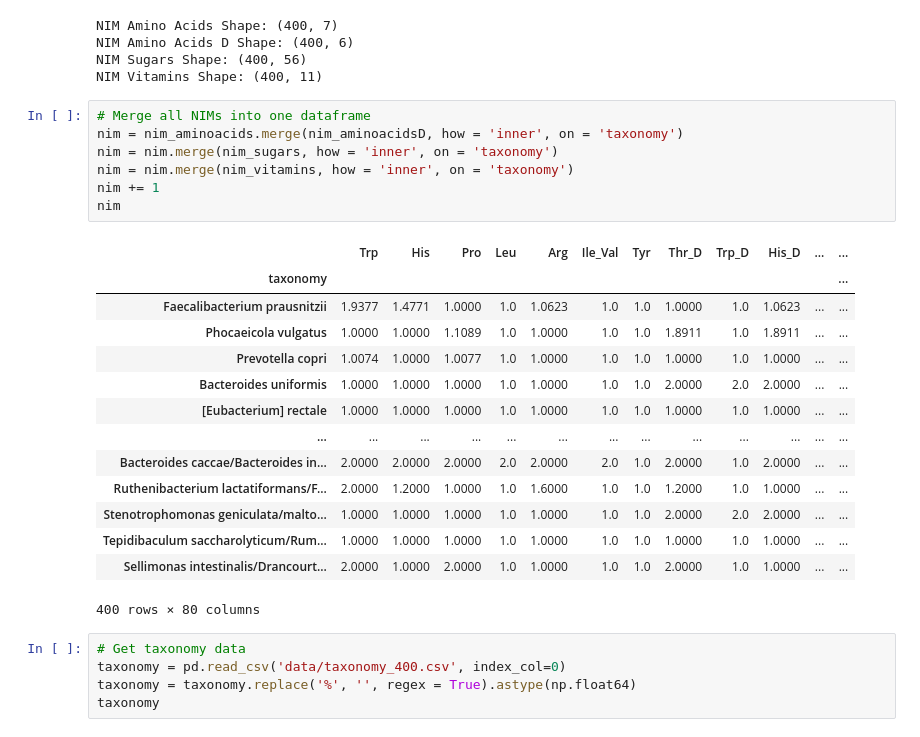
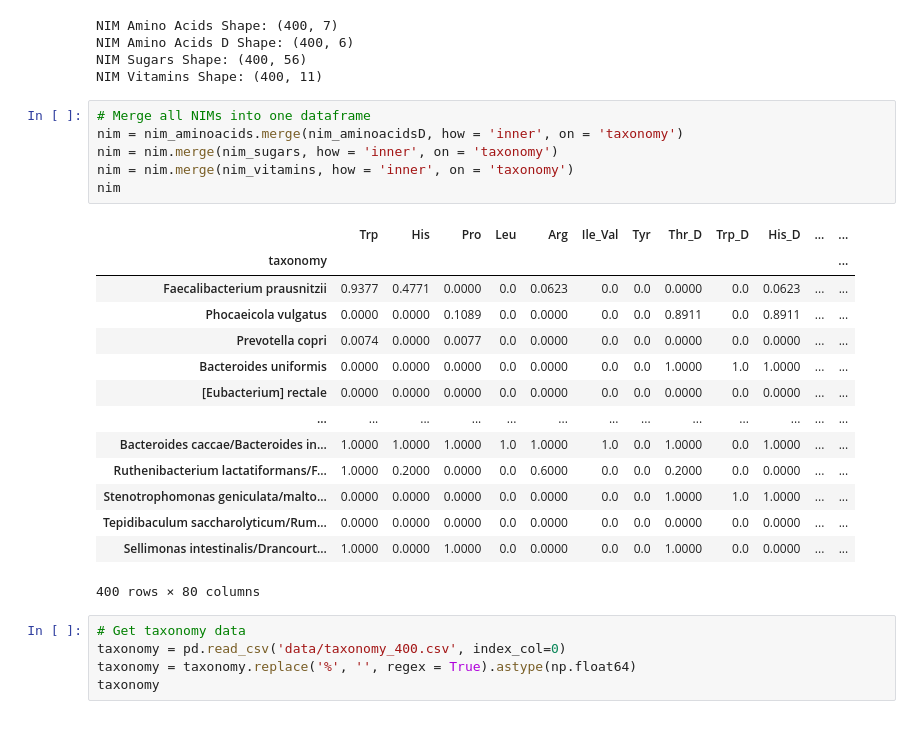
Before and after one commit to jkoeb8762/BENG202-Nutriomics-Project, a Jupyter notebook: Nutriomics.ipynb, the cells around one changed output. Cells and saved outputs as stored; diff of their text form.

```diff
--- a/Nutriomics.ipynb
+++ b/Nutriomics.ipynb
@@ -50,24 +50,23 @@ NIM Vitamins Shape: (400, 11)
 # %%
 # Merge all NIMs into one dataframe
 nim = nim_aminoacids.merge(nim_aminoacidsD, how = 'inner', on = 'taxonomy')
 nim = nim.merge(nim_sugars, how = 'inner', on = 'taxonomy')
 nim = nim.merge(nim_vitamins, how = 'inner', on = 'taxonomy')
-nim += 1
 nim
 # %% [output]
 |  | Trp | His | Pro | Leu | Arg | Ile_Val | Tyr | Thr_D | Trp_D | His_D | ... | ... |
 | taxonomy |  |  |  |  |  |  |  |  |  |  |  | ... |
-| Faecalibacterium prausnitzii | 1.9377 | 1.4771 | 1.0000 | 1.0 | 1.0623 | 1.0 | 1.0 | 1.0000 | 1.0 | 1.0623 | ... | ... |
-| Phocaeicola vulgatus | 1.0000 | 1.0000 | 1.1089 | 1.0 | 1.0000 | 1.0 | 1.0 | 1.8911 | 1.0 | 1.8911 | ... | ... |
-| Prevotella copri | 1.0074 | 1.0000 | 1.0077 | 1.0 | 1.0000 | 1.0 | 1.0 | 1.0000 | 1.0 | 1.0000 | ... | ... |
-| Bacteroides uniformis | 1.0000 | 1.0000 | 1.0000 | 1.0 | 1.0000 | 1.0 | 1.0 | 2.0000 | 2.0 | 2.0000 | ... | ... |
-| [Eubacterium] rectale | 1.0000 | 1.0000 | 1.0000 | 1.0 | 1.0000 | 1.0 | 1.0 | 1.0000 | 1.0 | 1.0000 | ... | ... |
+| Faecalibacterium prausnitzii | 0.9377 | 0.4771 | 0.0000 | 0.0 | 0.0623 | 0.0 | 0.0 | 0.0000 | 0.0 | 0.0623 | ... | ... |
+| Phocaeicola vulgatus | 0.0000 | 0.0000 | 0.1089 | 0.0 | 0.0000 | 0.0 | 0.0 | 0.8911 | 0.0 | 0.8911 | ... | ... |
+| Prevotella copri | 0.0074 | 0.0000 | 0.0077 | 0.0 | 0.0000 | 0.0 | 0.0 | 0.0000 | 0.0 | 0.0000 | ... | ... |
+| Bacteroides uniformis | 0.0000 | 0.0000 | 0.0000 | 0.0 | 0.0000 | 0.0 | 0.0 | 1.0000 | 1.0 | 1.0000 | ... | ... |
+| [Eubacterium] rectale | 0.0000 | 0.0000 | 0.0000 | 0.0 | 0.0000 | 0.0 | 0.0 | 0.0000 | 0.0 | 0.0000 | ... | ... |
 | ... | ... | ... | ... | ... | ... | ... | ... | ... | ... | ... | ... | ... |
-| Bacteroides caccae/Bacteroides in... | 2.0000 | 2.0000 | 2.0000 | 2.0 | 2.0000 | 2.0 | 1.0 | 2.0000 | 1.0 | 2.0000 | ... | ... |
-| Ruthenibacterium lactatiformans/F... | 2.0000 | 1.2000 | 1.0000 | 1.0 | 1.6000 | 1.0 | 1.0 | 1.2000 | 1.0 | 1.0000 | ... | ... |
-| Stenotrophomonas geniculata/malto... | 1.0000 | 1.0000 | 1.0000 | 1.0 | 1.0000 | 1.0 | 1.0 | 2.0000 | 2.0 | 2.0000 | ... | ... |
-| Tepidibaculum saccharolyticum/Rum... | 1.0000 | 1.0000 | 1.0000 | 1.0 | 1.0000 | 1.0 | 1.0 | 1.0000 | 1.0 | 1.0000 | ... | ... |
-| Sellimonas intestinalis/Drancourt... | 2.0000 | 1.0000 | 2.0000 | 1.0 | 1.0000 | 1.0 | 1.0 | 2.0000 | 1.0 | 1.0000 | ... | ... |
+| Bacteroides caccae/Bacteroides in... | 1.0000 | 1.0000 | 1.0000 | 1.0 | 1.0000 | 1.0 | 0.0 | 1.0000 | 0.0 | 1.0000 | ... | ... |
+| Ruthenibacterium lactatiformans/F... | 1.0000 | 0.2000 | 0.0000 | 0.0 | 0.6000 | 0.0 | 0.0 | 0.2000 | 0.0 | 0.0000 | ... | ... |
+| Stenotrophomonas geniculata/malto... | 0.0000 | 0.0000 | 0.0000 | 0.0 | 0.0000 | 0.0 | 0.0 | 1.0000 | 1.0 | 1.0000 | ... | ... |
+| Tepidibaculum saccharolyticum/Rum... | 0.0000 | 0.0000 | 0.0000 | 0.0 | 0.0000 | 0.0 | 0.0 | 0.0000 | 0.0 | 0.0000 | ... | ... |
+| Sellimonas intestinalis/Drancourt... | 1.0000 | 0.0000 | 1.0000 | 0.0 | 0.0000 | 0.0 | 0.0 | 1.0000 | 0.0 | 0.0000 | ... | ... |
 400 rows × 80 columns
 # %%
 # Get taxonomy data
```
Also changed, not shown: parts of 5 cells of this notebook.
